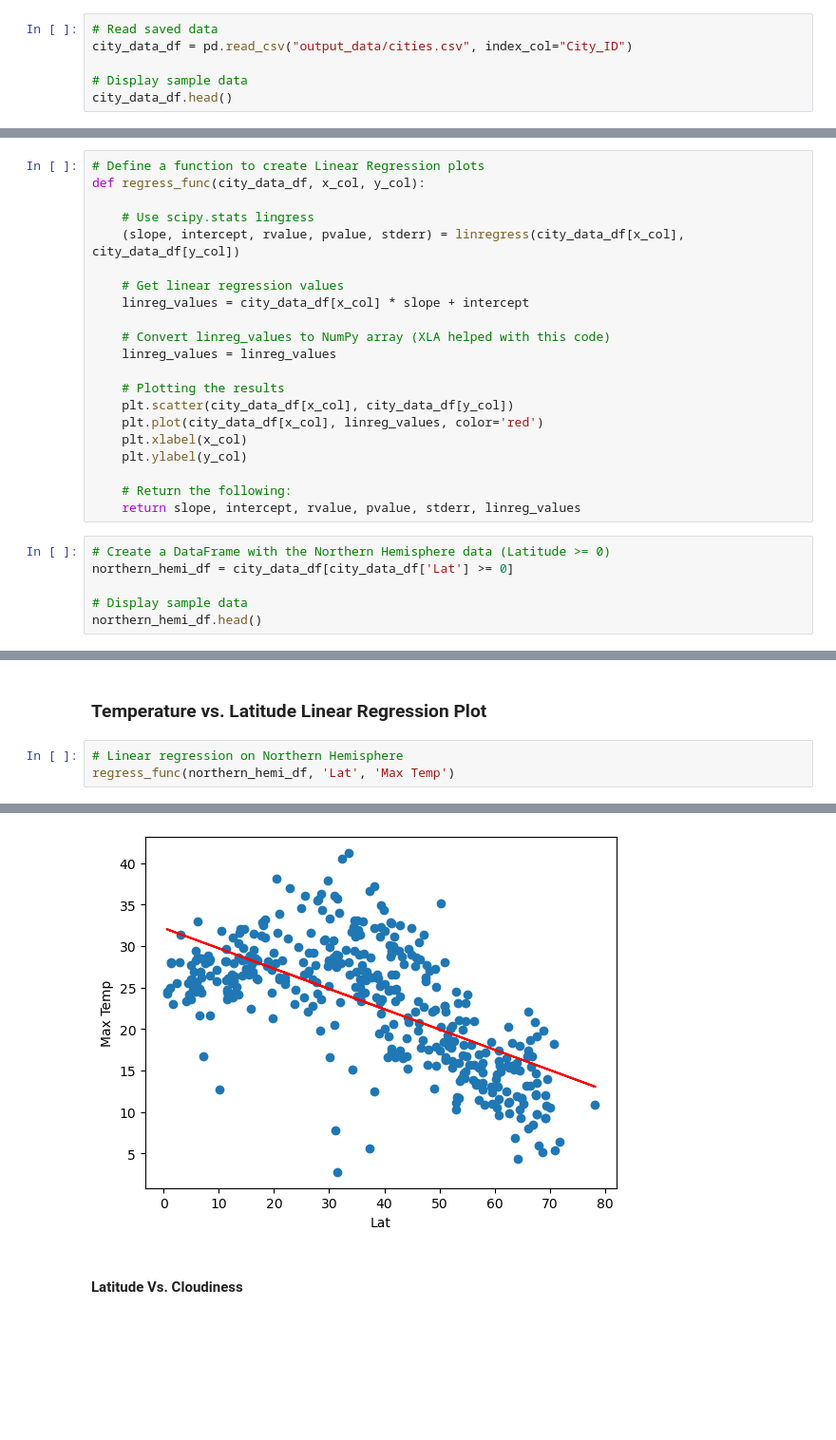
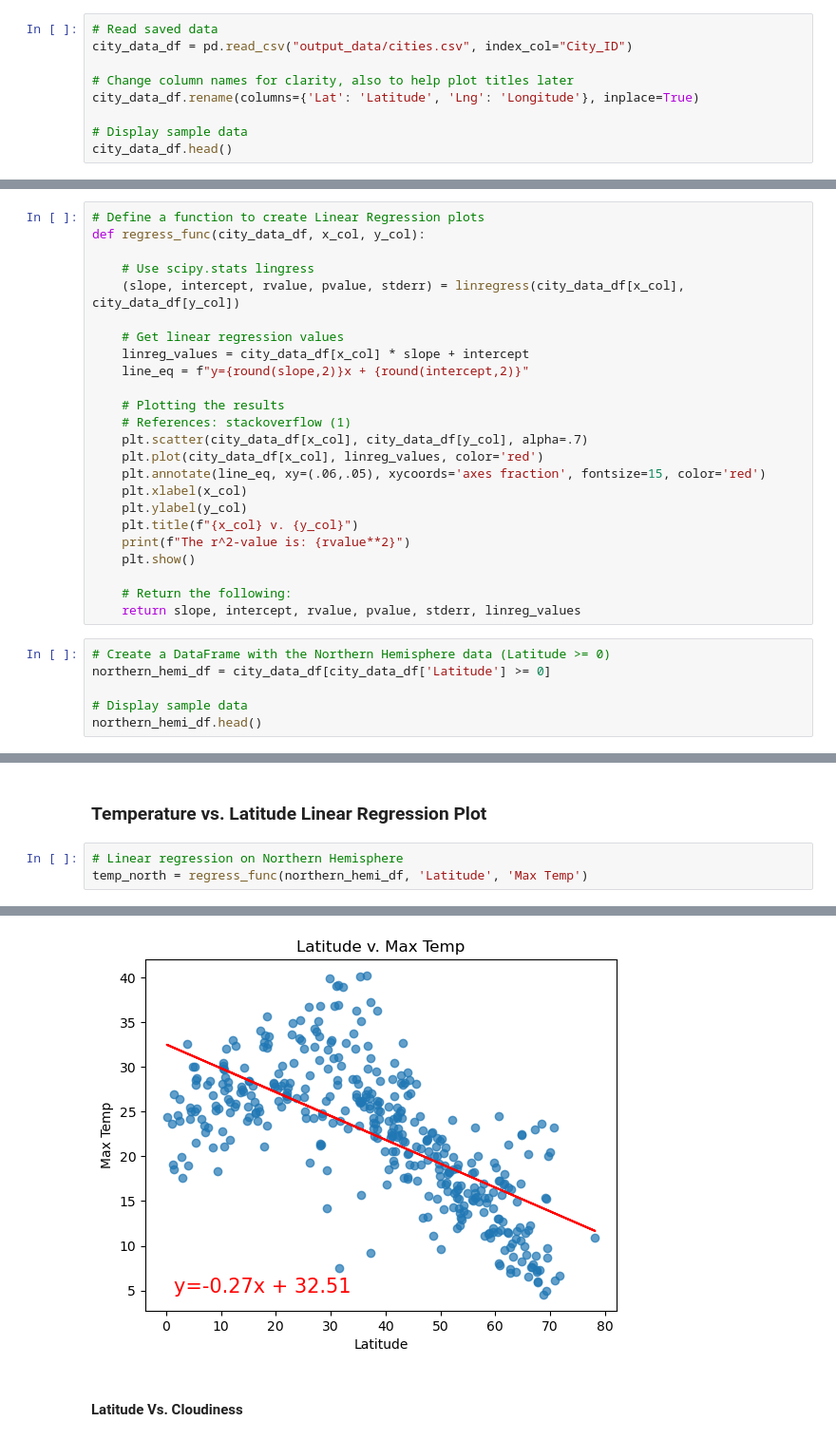
Before and after one commit to nickbartram/python-api-challenge, a Jupyter notebook: WeatherPy/WeatherPy.ipynb, the cells around one changed output, grey strips where cells are left out. Shown: that part at 95% size. Drawn from its saved outputs; the diff is of its cells as text; blank space fills up the shorter version.

```diff
--- a/WeatherPy/WeatherPy.ipynb
+++ b/WeatherPy/WeatherPy.ipynb
@@ -168,6 +177,9 @@ city_data_df.to_csv("output_data/cities.csv", index_label="City_ID")
 # Read saved data
 city_data_df = pd.read_csv("output_data/cities.csv", index_col="City_ID")
 
+# Change column names for clarity, also to help plot titles later
+city_data_df.rename(columns={'Lat': 'Latitude', 'Lng': 'Longitude'}, inplace=True)
+
 # Display sample data
 city_data_df.head()
 # %% [output]
@@ -267,21 +287,24 @@ def regress_func(city_data_df, x_col, y_col):
 
     # Get linear regression values
     linreg_values = city_data_df[x_col] * slope + intercept
-
-    # Convert linreg_values to NumPy array (XLA helped with this code)
-    linreg_values = linreg_values
+    line_eq = f"y={round(slope,2)}x + {round(intercept,2)}"
 
     # Plotting the results
-    plt.scatter(city_data_df[x_col], city_data_df[y_col])
+    # References: stackoverflow (1)
+    plt.scatter(city_data_df[x_col], city_data_df[y_col], alpha=.7)
     plt.plot(city_data_df[x_col], linreg_values, color='red')
+    plt.annotate(line_eq, xy=(.06,.05), xycoords='axes fraction', fontsize=15, color='red')
     plt.xlabel(x_col)
     plt.ylabel(y_col)
+    plt.title(f"{x_col} v. {y_col}")
+    print(f"The r^2-value is: {rvalue**2}")
+    plt.show()
 
     # Return the following:
     return slope, intercept, rvalue, pvalue, stderr, linreg_values
 # %%
 # Create a DataFrame with the Northern Hemisphere data (Latitude >= 0)
-northern_hemi_df = city_data_df[city_data_df['Lat'] >= 0]
+northern_hemi_df = city_data_df[city_data_df['Latitude'] >= 0]
 
 # Display sample data
 northern_hemi_df.head()
@@ -311,5 +334,5 @@ southern_hemi_df.head()
 ###  Temperature vs. Latitude Linear Regression Plot
 # %%
 # Linear regression on Northern Hemisphere
-regress_func(northern_hemi_df, 'Lat', 'Max Temp')
+temp_north = regress_func(northern_hemi_df, 'Latitude', 'Max Temp')
 # %% [output]
@@ -334,4 +340,4 @@ regress_func(northern_hemi_df, 'Lat', 'Max Temp')
-[figure, old version]
+[figure, new version]
 # %% [markdown]
 #### Latitude Vs. Cloudiness
 # %%
```
Also changed, not shown: parts of 23 cells of this notebook, 7 other files.
